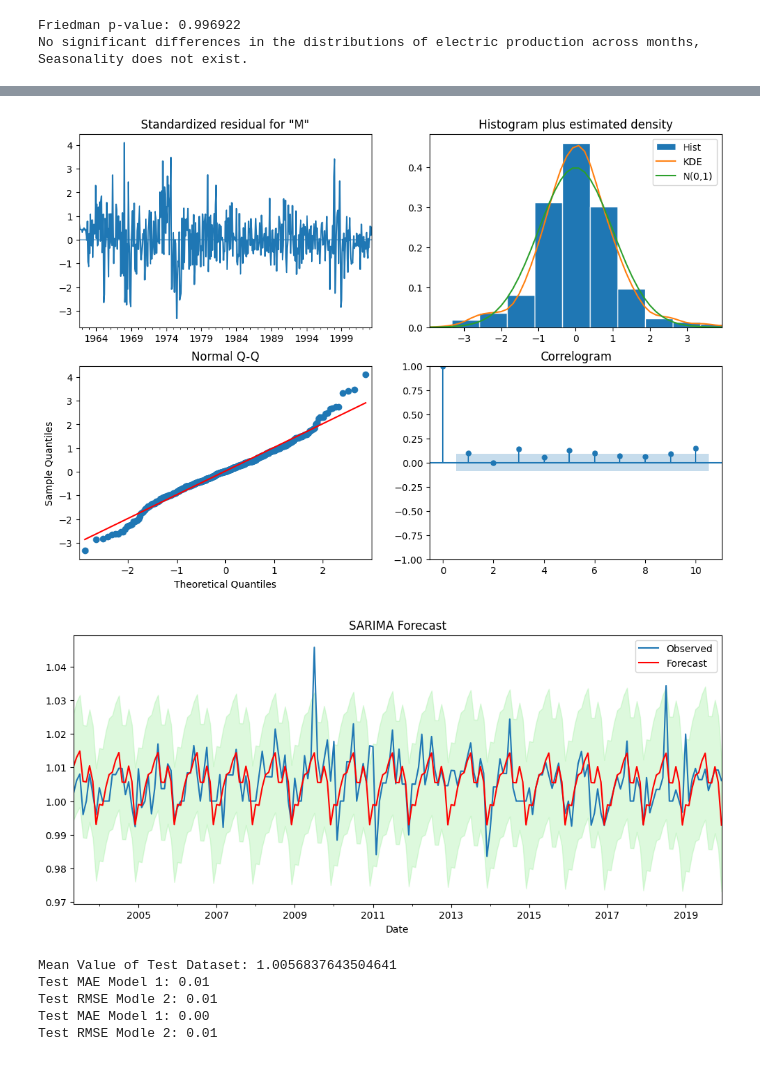
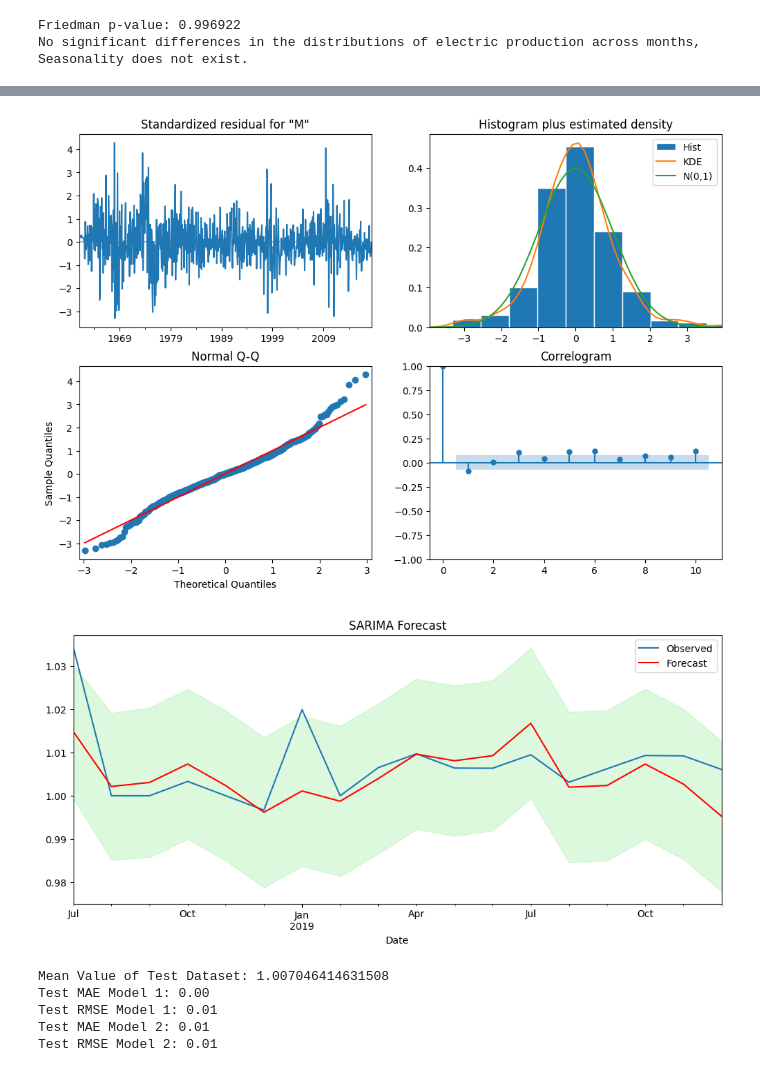
Before and after one commit to injilashah/TSD, a Jupyter notebook: Notebooks/sarima.ipynb, the cells around one changed output, grey strips where cells are left out. Cells and saved outputs as stored; diff of their text form; code cells hidden in the pictures.

```diff
--- a/Notebooks/sarima.ipynb
+++ b/Notebooks/sarima.ipynb
@@ -305,7 +303,7 @@ len(infl_df["Monthly_Inflation"])
 # %%
 infl_df.asfreq('ME')
-train = infl_df["Monthly_Inflation"][:-200]
-test = infl_df["Monthly_Inflation"][-200:]# last 200 months for test data
+train = infl_df["Monthly_Inflation"][:-18]
+test = infl_df["Monthly_Inflation"][-18:]# last 48 months for test data
 # %%
 test.head()
 # %% [output]
@@ -412,20 +479,20 @@ plt.show()
 # %%
 
 
 
 model2 = SARIMAX(train,
-                order=(1,0,1),
-                seasonal_order=(1,0,1,12),
+                order=(1,0,0),
+                seasonal_order=(2,0,1,12),
 
                  trend='c',
                ).fit(disp=True)
 
 
 # Step 6: Model diagnostics
 model2.plot_diagnostics(figsize=(12, 8))
 plt.show()
 # %% [output]
-[figure, old version]
+[figure, new version]
 # %%
 # Step 7: Forecast future values
 n_forecast = len(test)
@@ -445,25 +512,27 @@ plt.legend()
 plt.title("SARIMA Forecast")
 plt.show()
 # %% [output]
-[figure, old version]
+[figure, new version]
 # %%
-from sklearn.metrics import mean_absolute_error, mean_squared_error,r2_score
+from sklearn.metrics import mean_absolute_error, mean_squared_error, r2_score
 import numpy as np
 
+# Calculate MAE and RMSE for both models
 mae1 = mean_absolute_error(test, forecast_mean1)
 rmse1 = np.sqrt(mean_squared_error(test, forecast_mean1))
 
 mae2 = mean_absolute_error(test, forecast_mean2)
 rmse2 = np.sqrt(mean_squared_error(test, forecast_mean2))
 
+# Print results clearly
 print("Mean Value of Test Dataset:", test.mean())
 print(f"Test MAE Model 1: {mae1:.2f}")
-print(f"Test RMSE Modle 2: {rmse1:.2f}")
-print(f"Test MAE Model 1: {mae2:.2f}")
-print(f"Test RMSE Modle 2: {rmse2:.2f}")
+print(f"Test RMSE Model 1: {rmse1:.2f}")
+print(f"Test MAE Model 2: {mae2:.2f}")
+print(f"Test RMSE Model 2: {rmse2:.2f}")
 # %% [output]
-Mean Value of Test Dataset: 1.0056837643504641
-Test MAE Model 1: 0.01
-Test RMSE Modle 2: 0.01
+Mean Value of Test Dataset: 1.007046414631508
 Test MAE Model 1: 0.00
-Test RMSE Modle 2: 0.01
+Test RMSE Model 1: 0.01
+Test MAE Model 2: 0.01
+Test RMSE Model 2: 0.01
```
Also changed, not shown: parts of 32 cells of this notebook.
